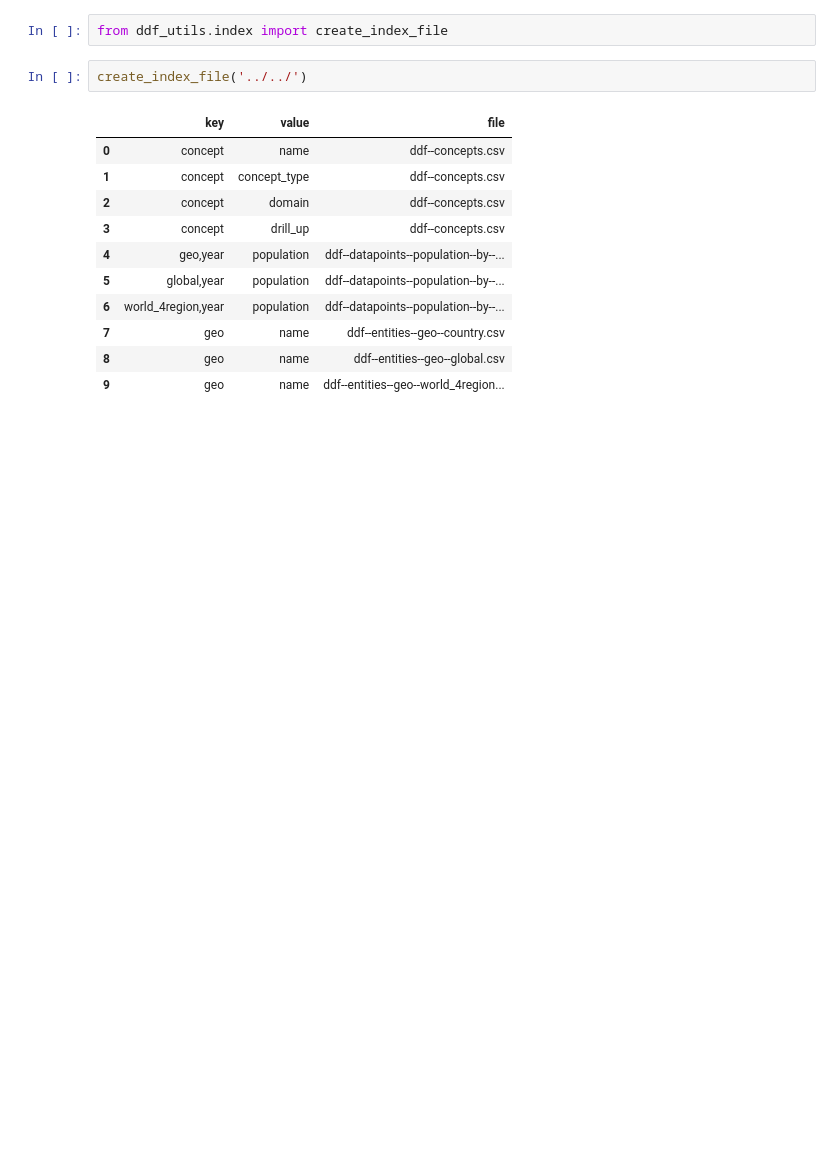
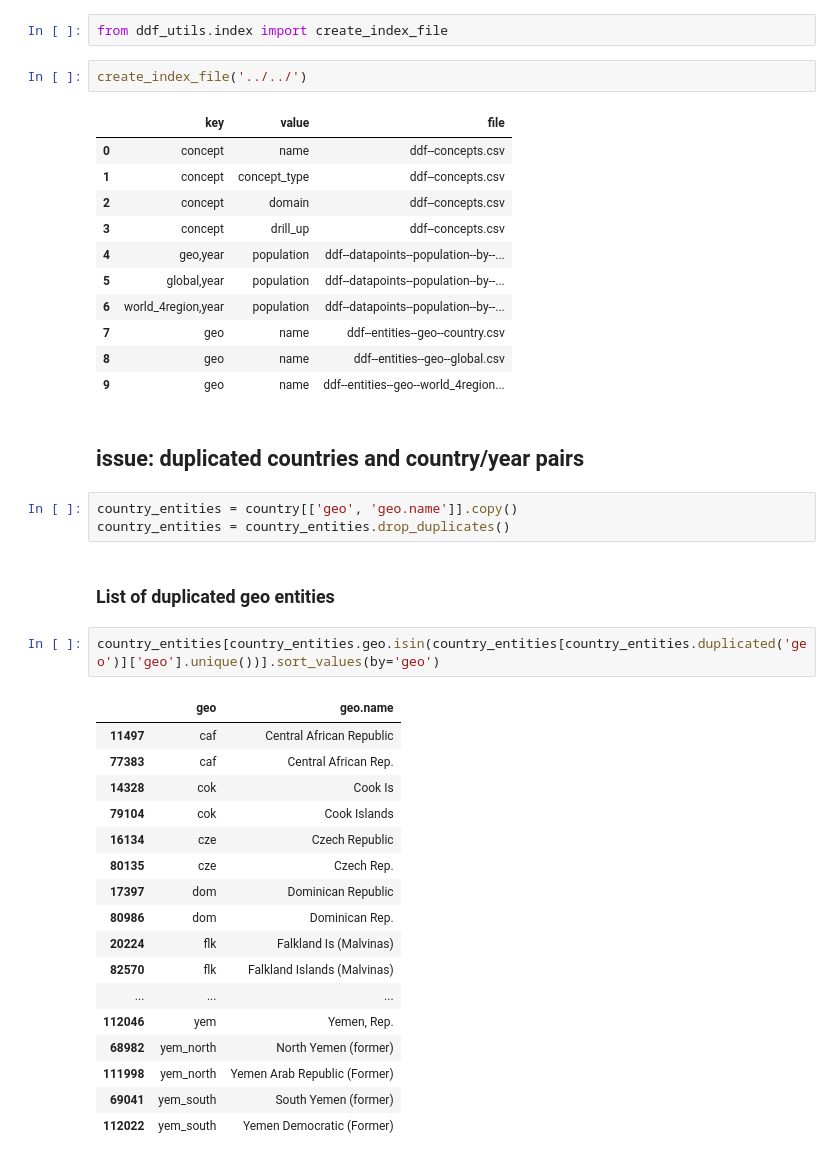
Before and after one commit to open-numbers/ddf--gapminder--population, a Jupyter notebook: etl/notebooks/etl.ipynb, the cells around one changed output. Cells and saved outputs as stored; diff of their text form; blank space fills up the shorter version.

Commit message:
add data issue

```diff
--- a/etl/notebooks/etl.ipynb
+++ b/etl/notebooks/etl.ipynb
@@ -113,3 +114,30 @@ create_index_file('../../')
 | 7 | geo | name | ddf--entities--geo--country.csv |
 | 8 | geo | name | ddf--entities--geo--global.csv |
 | 9 | geo | name | ddf--entities--geo--world_4region... |
+# %% [markdown]
+## issue: duplicated countries and country/year pairs
+# %%
+country_entities = country[['geo', 'geo.name']].copy()
+country_entities = country_entities.drop_duplicates()
+# %% [markdown]
+### List of duplicated geo entities
+# %%
+country_entities[country_entities.geo.isin(country_entities[country_entities.duplicated('geo')]['geo'].unique())].sort_values(by='geo')
+# %% [output]
+|  | geo | geo.name |
+| 11497 | caf | Central African Republic |
+| 77383 | caf | Central African Rep. |
+| 14328 | cok | Cook Is |
+| 79104 | cok | Cook Islands |
+| 16134 | cze | Czech Republic |
+| 80135 | cze | Czech Rep. |
+| 17397 | dom | Dominican Republic |
+| 80986 | dom | Dominican Rep. |
+| 20224 | flk | Falkland Is (Malvinas) |
+| 82570 | flk | Falkland Islands (Malvinas) |
+| ... | ... | ... |
+| 112046 | yem | Yemen, Rep. |
+| 68982 | yem_north | North Yemen (former) |
+| 111998 | yem_north | Yemen Arab Republic (Former) |
+| 69041 | yem_south | South Yemen (former) |
+| 112022 | yem_south | Yemen Democratic (Former) |
```
Also changed, not shown: parts of 9 cells of this notebook.
